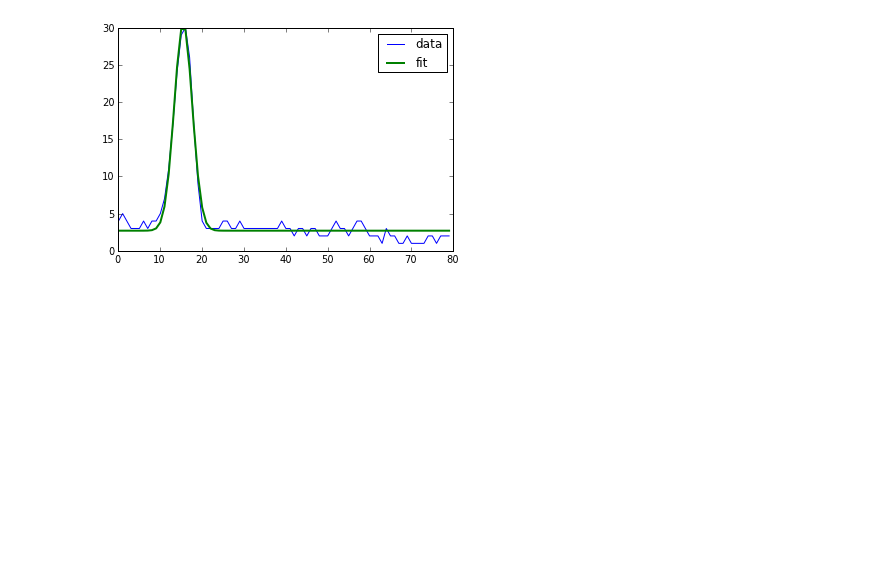
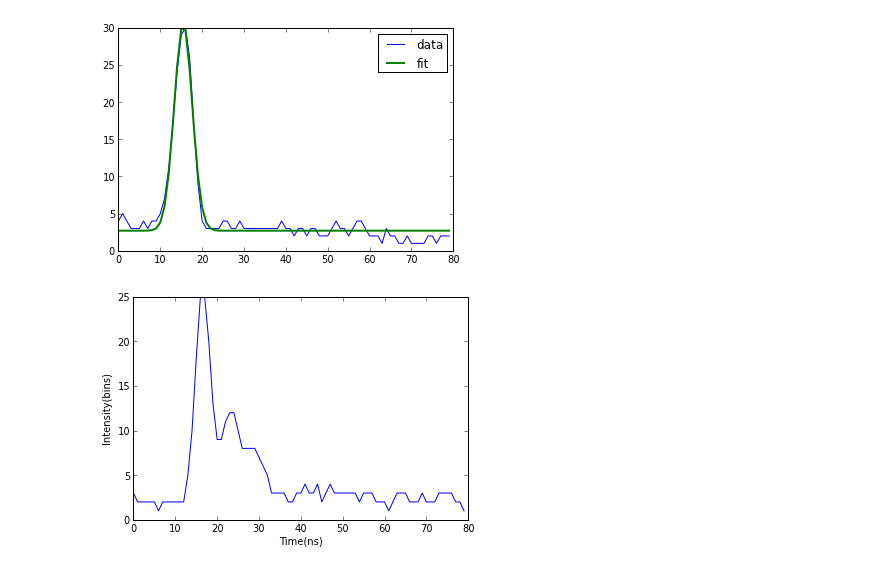
Before and after one commit to nmilgram/PHYS-202-S13, a Jupyter notebook: Week10/Generic Curve Fitting.ipynb, the cells around one changed output. Saved outputs shown, nothing was run; the diff lists cells and outputs as text; code cells hidden in the pictures; blank space fills up the shorter version.

```diff
--- a/Week10/Generic Curve Fitting.ipynb
+++ b/Week10/Generic Curve Fitting.ipynb
@@ -71,3 +71,13 @@ legend(loc='best')
 show()
 # %% [output]
 [figure]
+# %%
+waveform_2=load('waveform_2.npy.npy')
+t=np.arange(len(waveform_2))
+# %%
+plot(t,waveform_2)
+xlabel('Time(ns)')
+ylabel('Intensity(bins)')
+show()
+# %% [output]
+[figure, added]
```
Also changed, not shown: parts of 2 cells of this notebook, 3 other files.
